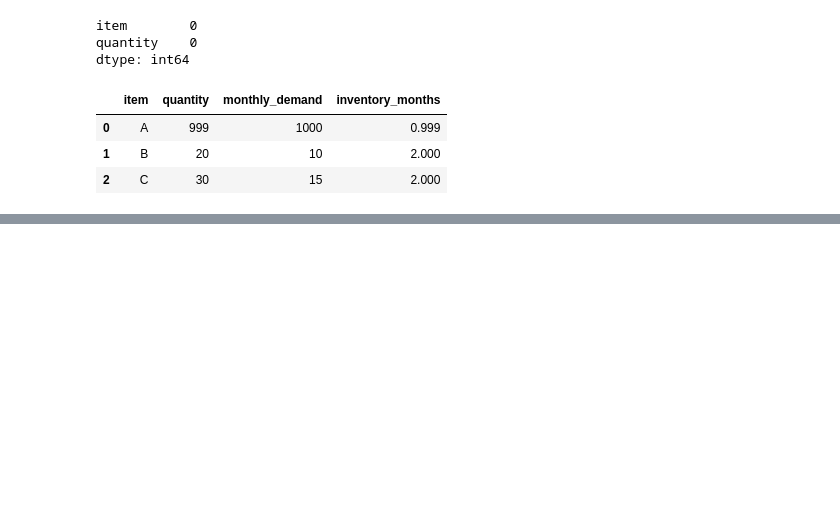
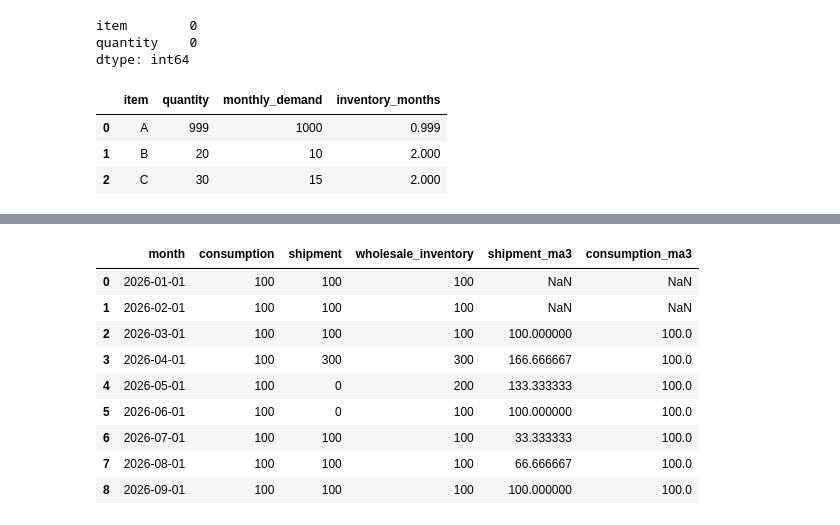
Before and after one commit to rolo9/capability-lab, a Jupyter notebook: notebooks/inventory_analysis.ipynb, the cells around one changed output, grey strips where cells are left out. Cells and saved outputs as stored; diff of their text form; code cells hidden in the pictures; blank space fills up the shorter version.

```diff
--- a/notebooks/inventory_analysis.ipynb
+++ b/notebooks/inventory_analysis.ipynb
@@ -57,0 +340,16 @@ df
+# %%
+df_push = pd.DataFrame({
+    "month": pd.date_range("2026-01-01", periods=9, freq="MS"),
+    "consumption": [100] * 9,
+    "shipment": [100, 100, 100, 300, 0, 0, 100, 100, 100]
+})
+
+# 期首の卸在庫を100と仮定
+initial_inventory = 100
+
+df_push["wholesale_inventory"] = (
+    initial_inventory
+    + (df_push["shipment"] - df_push["consumption"]).cumsum()
+)
+
+display(df_push)
@@ -57,0 +367,21 @@ df
+# %%
+df_push["shipment_ma3"] = (
+    df_push["shipment"].rolling(window=3).mean()
+)
+
+df_push["consumption_ma3"] = (
+    df_push["consumption"].rolling(window=3).mean()
+)
+
+display(df_push)
+# %% [output]
+|  | month | consumption | shipment | wholesale_inventory | shipment_ma3 | consumption_ma3 |
+| 0 | 2026-01-01 | 100 | 100 | 100 | NaN | NaN |
+| 1 | 2026-02-01 | 100 | 100 | 100 | NaN | NaN |
+| 2 | 2026-03-01 | 100 | 100 | 100 | 100.000000 | 100.0 |
+| 3 | 2026-04-01 | 100 | 300 | 300 | 166.666667 | 100.0 |
+| 4 | 2026-05-01 | 100 | 0 | 200 | 133.333333 | 100.0 |
+| 5 | 2026-06-01 | 100 | 0 | 100 | 100.000000 | 100.0 |
+| 6 | 2026-07-01 | 100 | 100 | 100 | 33.333333 | 100.0 |
+| 7 | 2026-08-01 | 100 | 100 | 100 | 66.666667 | 100.0 |
+| 8 | 2026-09-01 | 100 | 100 | 100 | 100.000000 | 100.0 |
```
Also changed, not shown: parts of 18 cells of this notebook, 3 other files.
